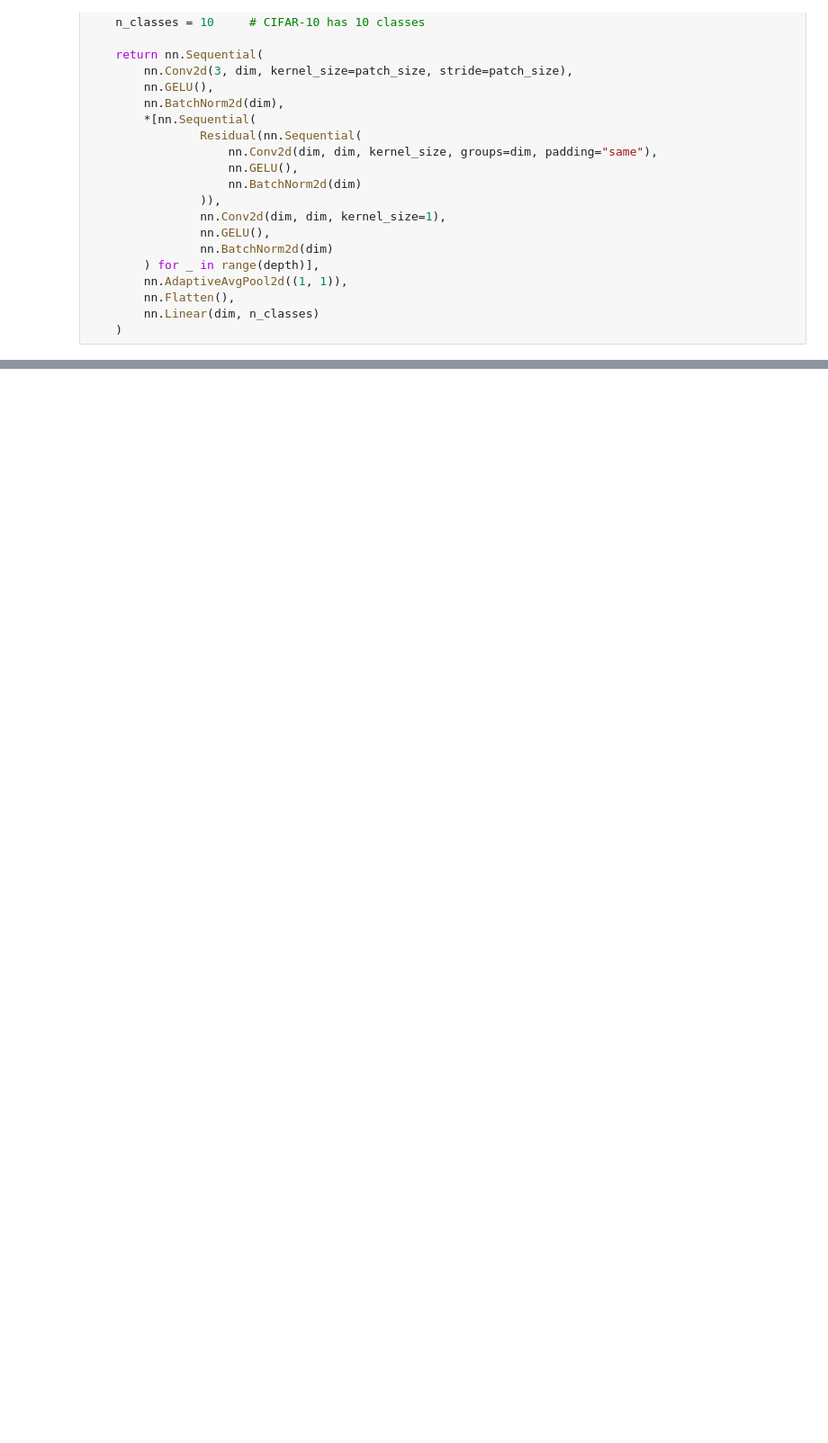
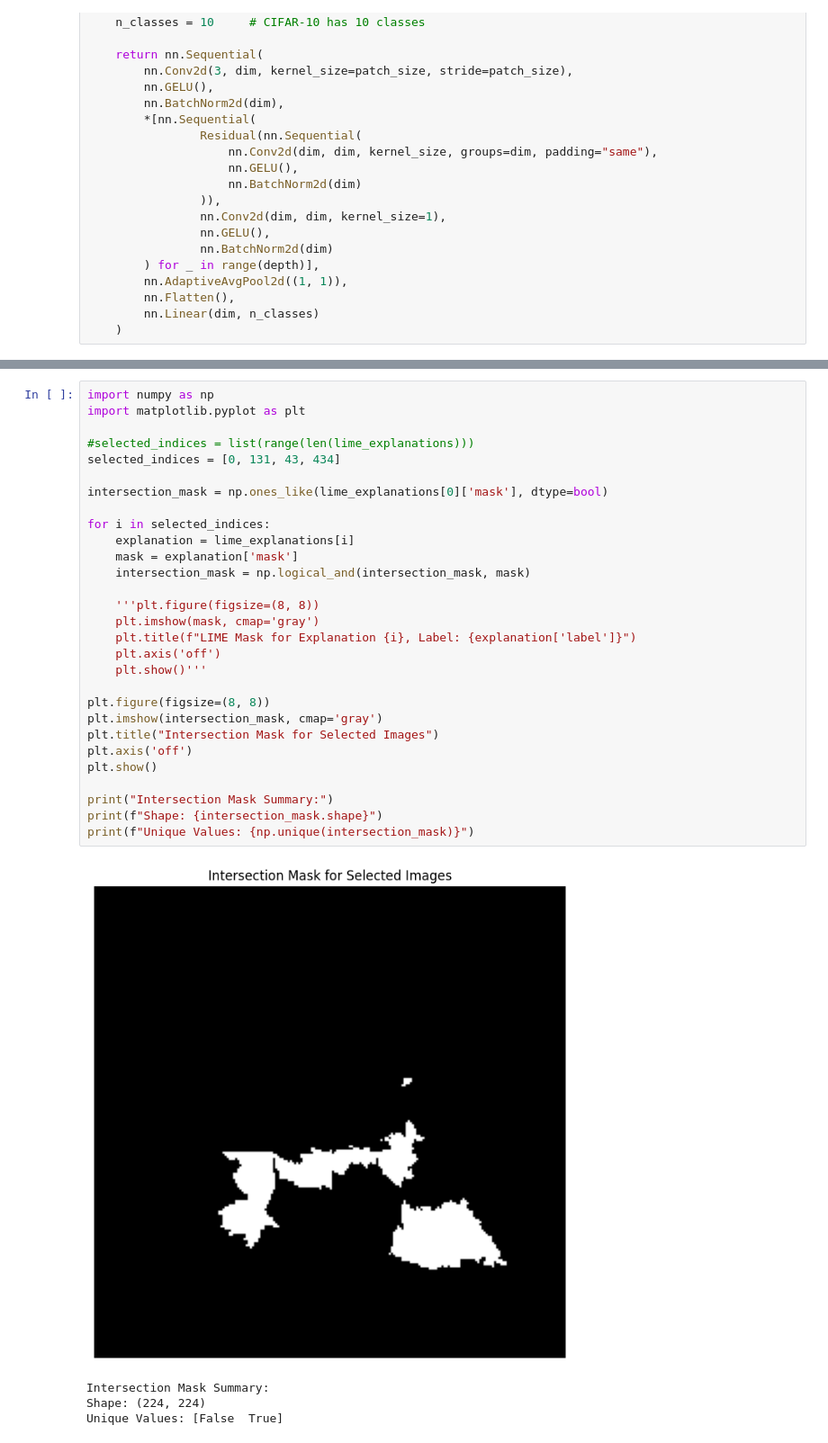
Before and after one commit to Jigyass/SEDPD, a Jupyter notebook: LiME/LimeAttack.ipynb, the cells around one changed output, grey strips where cells are left out. Shown: that part at 90% size. Drawn from its saved outputs; the diff is of its cells as text; blank space fills up the shorter version.

```diff
--- a/LiME/LimeAttack.ipynb
+++ b/LiME/LimeAttack.ipynb
@@ -164,0 +116,34 @@ Image 946 - Predicted Class: 9, LIME Label: 4
+# %%
+import numpy as np
+import matplotlib.pyplot as plt
+
+#selected_indices = list(range(len(lime_explanations)))
+selected_indices = [0, 131, 43, 434]
+
+intersection_mask = np.ones_like(lime_explanations[0]['mask'], dtype=bool)
+
+for i in selected_indices:
+    explanation = lime_explanations[i]
+    mask = explanation['mask']
+    intersection_mask = np.logical_and(intersection_mask, mask)
+
+    '''plt.figure(figsize=(8, 8))
+    plt.imshow(mask, cmap='gray')
+    plt.title(f"LIME Mask for Explanation {i}, Label: {explanation['label']}")
+    plt.axis('off')
+    plt.show()'''
+
+plt.figure(figsize=(8, 8))
+plt.imshow(intersection_mask, cmap='gray')
+plt.title("Intersection Mask for Selected Images")
+plt.axis('off')
+plt.show()
+
+print("Intersection Mask Summary:")
+print(f"Shape: {intersection_mask.shape}")
+print(f"Unique Values: {np.unique(intersection_mask)}")
+# %% [output]
+[figure, added]
+Intersection Mask Summary:
+Shape: (224, 224)
+Unique Values: [False  True]
```
Also changed, not shown: parts of 3 cells of this notebook, 1 other file.
